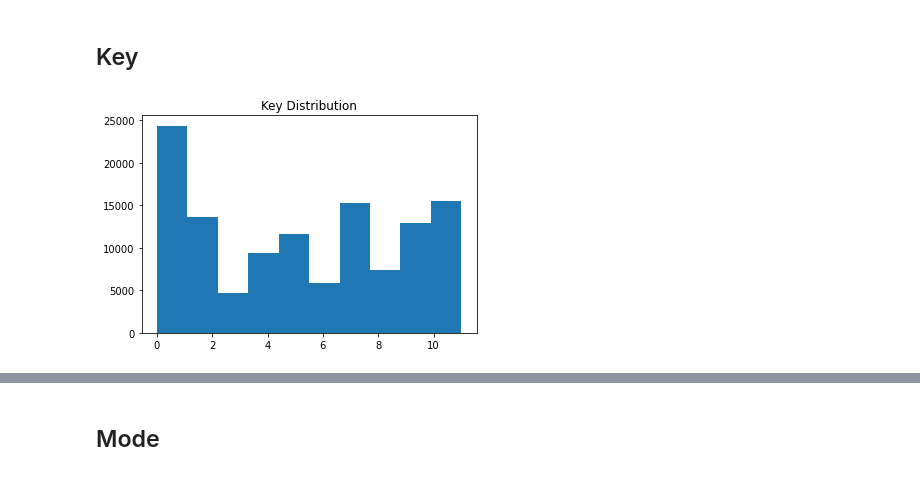
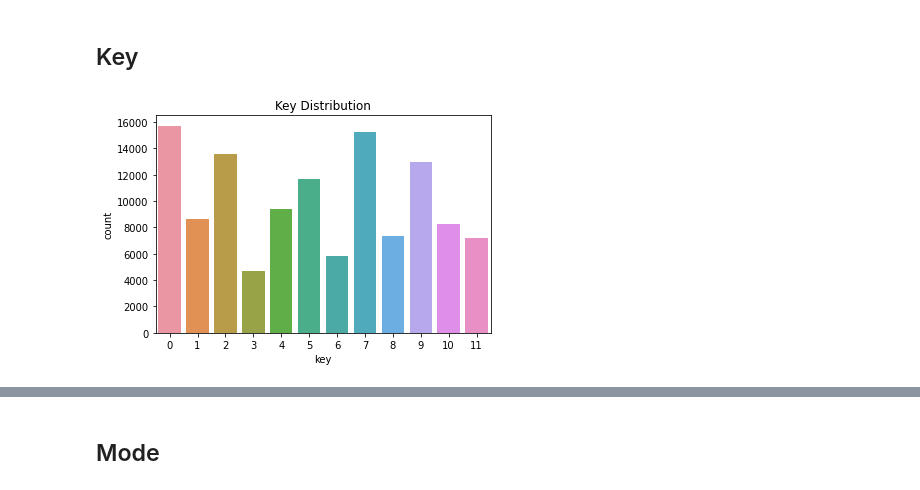
Before and after one commit to maing-rv/python_cw, a Jupyter notebook: python_cw.ipynb, the cells around one changed output, grey strips where cells are left out. Saved outputs shown, nothing was run; the diff lists cells and outputs as text; code cells hidden in the pictures.

```diff
--- a/python_cw.ipynb
+++ b/python_cw.ipynb
@@ -475,9 +606,13 @@ sns.jointplot(x = 'year', y = 'popularity', data = spotify_data)
 # %%
 # Key:
 #sns.distplot(spotify_data['key']).set_title('Key Distribution')
-plt.hist(spotify_data['key'])
-plt.title('Key Distribution')
-plt.show()
+#plt.hist(spotify_data['key'])
+#plt.title('Key Distribution')
+#plt.show()
+
+key_distr = sns.countplot(spotify_data.key).set_title('Key Distribution')
+#key_distr = key_distr.get_figure()
+#key_distr.savefig('key_distr.png')
 # %% [output]
-[figure, old version]
+[figure, new version]
 # %%
```
Also changed, not shown: parts of 156 cells of this notebook.
